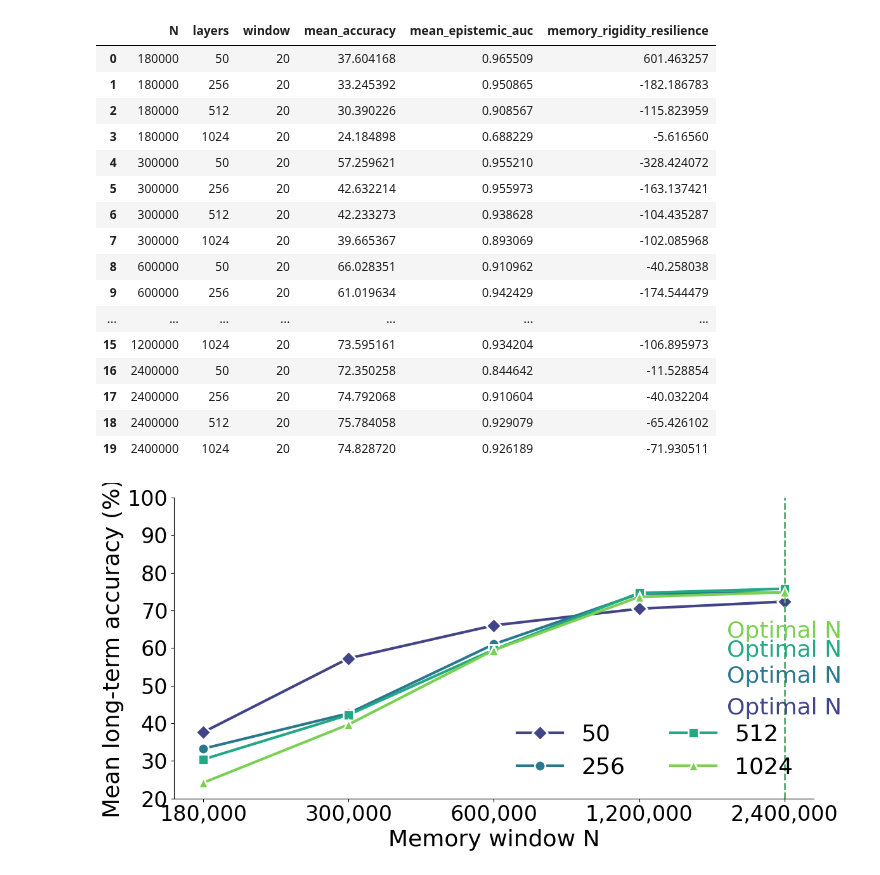
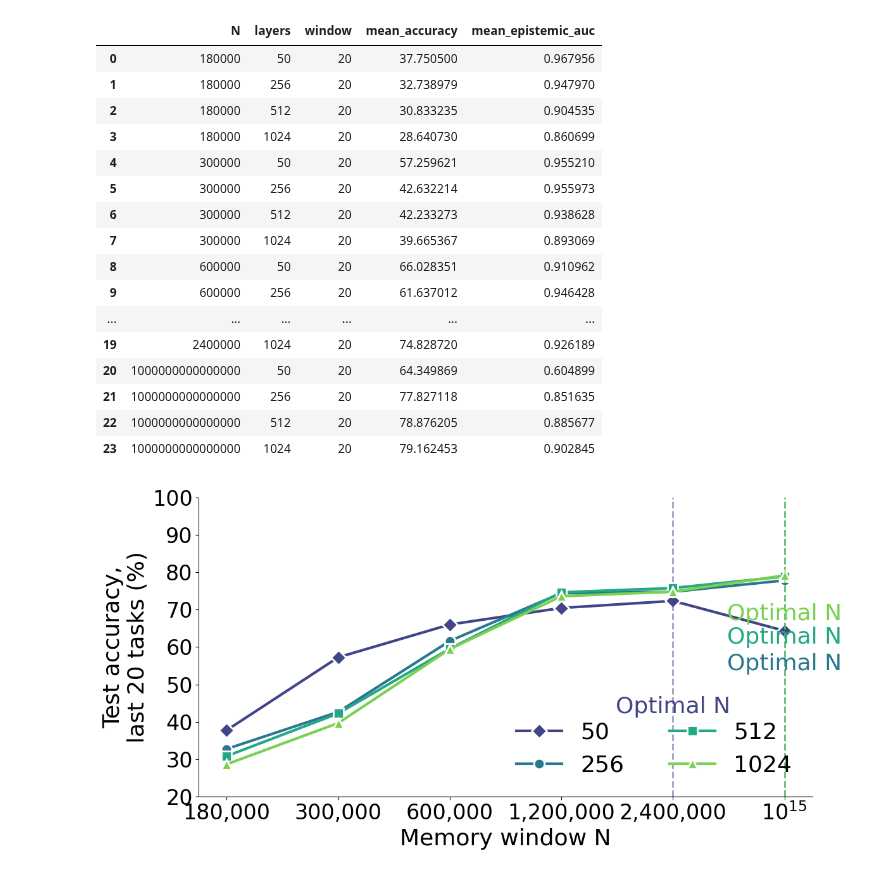
Before and after one commit to kellian-cottart/mesu-pmnist, a Jupyter notebook: figure-pmnist-N-study.ipynb, the cells around one changed output. Drawn from its saved outputs; the diff is of its cells as text; code cells hidden in the pictures.

```diff
--- a/figure-pmnist-N-study.ipynb
+++ b/figure-pmnist-N-study.ipynb
@@ -117,15 +217,14 @@ for window in time_windows:
         for idx, row in df_N.iterrows():
             mean_acc = row["accuracies"][-window:].mean() * 100
             mean_epistemic_auc = row["epistemic_auc"][-window:].mean()
-            memory_rigidity_resilience = 1 / (row["accuracies"][-1] - row["first_accuracies"][0])
-
+            memory_rigidity_resilience = 1 / jnp.abs((row["accuracies"][-1] - row["first_accuracies"][0]))
             rows.append({
                 "N": int(N),
                 "layers": str(row["layers"]),
                 "window": int(window),
                 "mean_accuracy": float(mean_acc),
                 "mean_epistemic_auc": float(mean_epistemic_auc),
-                "memory_rigidity_resilience": float(memory_rigidity_resilience)
+                "memory_rigidity_resilience": float(memory_rigidity_resilience),
             })
 result_df = pd.DataFrame(rows)
 result_df
@@ -188,18 +287,17 @@ colors = sns.color_palette("viridis", len(result_df["layers"].unique()))
 for i, neurons in enumerate(result_df["layers"].unique()):
     df_N = result_df[result_df["layers"] == neurons]
     N_names = df_N["N"].astype(str).unique()
-    N_names = [ re.sub(r'(\d)(?=(\d{3})+(?!\d))', r'\1,', str(N)) for N in N_names]
+    N_names = [re.sub(r'(\d)(?=(\d{3})+(?!\d))', r'\1,', str(N)) if len(str(N)) < 10 else r"$10^{{{}}}$".format(len(str(N)) - 1) for N in N_names]
     plt.plot(N_names, df_N["mean_epistemic_auc"], marker=markers[i], markersize=10, linewidth=3, label=f"{neurons}", color=colors[i])
-    df_N = df_N.sort_values(by="mean_epistemic_auc", ascending=False)
-    max_accuracy_N = df_N["N"].iloc[0]
-    max_accuracy_N = str(re.sub(r'(\d)(?=(\d{3})+(?!\d))', r'\1,', str(max_accuracy_N)))
+    max_df_N = df_N.sort_values(by="mean_epistemic_auc", ascending=False)
+    max_accuracy_N = max_df_N["N"].iloc[0]
+    max_accuracy_N = str(re.sub(r'(\d)(?=(\d{3})+(?!\d))', r'\1,', str(max_accuracy_N))) if len(str(max_accuracy_N)) < 10 else r"$10^{{{}}}$".format(len(str(max_accuracy_N)) - 1)
     # write text "optimal N" at the top of the line
-    plt.text(max_accuracy_N, df_N["mean_epistemic_auc"].max() - 0.32 + 0.04 * i, "Optimal N", ha='center', fontsize=FONTSIZE, color=colors[i])
+    plt.text(max_accuracy_N, max_df_N["mean_epistemic_auc"].max() - 0.2 + 0.04 * i, "Optimal N", ha='center', fontsize=FONTSIZE, color=colors[i])
     plt.axvline(x=max_accuracy_N, color=colors[i], linestyle="--", linewidth=2, alpha=0.5)
-
 plt.ylim(0.5, 1)
 plt.xlabel("Memory window N", fontsize=FONTSIZE)
-plt.ylabel(f"Mean short-term\nepistemic (AUC)", fontsize=FONTSIZE)
+plt.ylabel(f"Epistemic uncertainty,\nlast 5 tasks (AUC)", fontsize=FONTSIZE)
 plt.xticks(fontsize=TICKSIZE)
 plt.yticks(fontsize=TICKSIZE)
 plt.legend(fontsize=LEGENDSIZE, loc="lower right", ncol=2, frameon=False)
@@ -218,15 +316,16 @@ colors = sns.color_palette("viridis", len(result_df["layers"].unique()))
 for i, neurons in enumerate(result_df["layers"].unique()):
     df_N = result_df[result_df["layers"] == neurons]
     N_names = df_N["N"].astype(str).unique()
-    N_names = [ re.sub(r'(\d)(?=(\d{3})+(?!\d))', r'\1,', str(N)) for N in N_names]
+    N_names = [re.sub(r'(\d)(?=(\d{3})+(?!\d))', r'\1,', str(N)) if len(str(N)) < 10 else r"$10^{{{}}}$".format(len(str(N)) - 1) for N in N_names]
     plt.plot(N_names, df_N["memory_rigidity_resilience"], marker=markers[i], markersize=10, linewidth=3, label=f"{neurons}", color=colors[i])
 
-    df_N = df_N.sort_values(by="memory_rigidity_resilience", ascending=False)
-    max_accuracy_N = df_N["N"].iloc[0]
-    max_accuracy_N = str(re.sub(r'(\d)(?=(\d{3})+(?!\d))', r'\1,', str(max_accuracy_N)))
+    new_df_N = df_N.sort_values(by="memory_rigidity_resilience", ascending=False)
+    max_accuracy_N = new_df_N["N"].iloc[0]
+    max_accuracy_N = str(re.sub(r'(\d)(?=(\d{3})+(?!\d))', r'\1,', str(max_accuracy_N))) if len(str(max_accuracy_N)) < 10 else r"$10^{{{}}}$".format(len(str(max_accuracy_N)) - 1)
     # write text "optimal N" at the top of the line
-    plt.text(max_accuracy_N, df_N["memory_rigidity_resilience"].max() - 100 + 150 * i, "Optimal N", ha='center', fontsize=FONTSIZE, color=colors[i])
+    plt.text(max_accuracy_N, new_df_N["memory_rigidity_resilience"].max() - 100 + 150 * i, "Optimal N", ha='center', fontsize=FONTSIZE, color=colors[i])
     plt.axvline(x=max_accuracy_N, color=colors[i], linestyle="--", linewidth=2, alpha=0.5)
+
 
 plt.xlabel("Memory window N", fontsize=FONTSIZE)
 plt.ylabel(f"Memory rigidity resilience", fontsize=FONTSIZE)
@@ -251,70 +350,67 @@ for window in time_windows:
         for idx, row in df_N.iterrows():
             mean_acc = row["accuracies"][-window:].mean() * 100
             mean_epistemic_auc = row["epistemic_auc"][-window:].mean()
-            memory_rigidity_resilience = 1 / (row["accuracies"][-1] - row["first_accuracies"][0])
-
             rows.append({
                 "N": int(N),
                 "layers": str(row["layers"]),
                 "window": int(window),
                 "mean_accuracy": float(mean_acc),
                 "mean_epistemic_auc": float(mean_epistemic_auc),
-                "memory_rigidity_resilience": float(memory_rigidity_resilience)
             })
 result_df = pd.DataFrame(rows)
 result_df
 # %% [output]
-|  | N | layers | window | mean_accuracy | mean_epistemic_auc | memory_rigidity_resilience |
-| 0 | 180000 | 50 | 20 | 37.604168 | 0.965509 | 601.463257 |
-| 1 | 180000 | 256 | 20 | 33.245392 | 0.950865 | -182.186783 |
-| 2 | 180000 | 512 | 20 | 30.390226 | 0.908567 | -115.823959 |
-| 3 | 180000 | 1024 | 20 | 24.184898 | 0.688229 | -5.616560 |
-| 4 | 300000 | 50 | 20 | 57.259621 | 0.955210 | -328.424072 |
-| 5 | 300000 | 256 | 20 | 42.632214 | 0.955973 | -163.137421 |
-| 6 | 300000 | 512 | 20 | 42.233273 | 0.938628 | -104.435287 |
-| 7 | 300000 | 1024 | 20 | 39.665367 | 0.893069 | -102.085968 |
-| 8 | 600000 | 50 | 20 | 66.028351 | 0.910962 | -40.258038 |
-| 9 | 600000 | 256 | 20 | 61.019634 | 0.942429 | -174.544479 |
-| ... | ... | ... | ... | ... | ... | ... |
-| 15 | 1200000 | 1024 | 20 | 73.595161 | 0.934204 | -106.895973 |
-| 16 | 2400000 | 50 | 20 | 72.350258 | 0.844642 | -11.528854 |
-| 17 | 2400000 | 256 | 20 | 74.792068 | 0.910604 | -40.032204 |
-| 18 | 2400000 | 512 | 20 | 75.784058 | 0.929079 | -65.426102 |
-| 19 | 2400000 | 1024 | 20 | 74.828720 | 0.926189 | -71.930511 |
+|  | N | layers | window | mean_accuracy | mean_epistemic_auc |
+| 0 | 180000 | 50 | 20 | 37.750500 | 0.967956 |
+| 1 | 180000 | 256 | 20 | 32.738979 | 0.947970 |
+| 2 | 180000 | 512 | 20 | 30.833235 | 0.904535 |
+| 3 | 180000 | 1024 | 20 | 28.640730 | 0.860699 |
+| 4 | 300000 | 50 | 20 | 57.259621 | 0.955210 |
+| 5 | 300000 | 256 | 20 | 42.632214 | 0.955973 |
+| 6 | 300000 | 512 | 20 | 42.233273 | 0.938628 |
+| 7 | 300000 | 1024 | 20 | 39.665367 | 0.893069 |
+| 8 | 600000 | 50 | 20 | 66.028351 | 0.910962 |
+| 9 | 600000 | 256 | 20 | 61.637012 | 0.946428 |
+| ... | ... | ... | ... | ... | ... |
+| 19 | 2400000 | 1024 | 20 | 74.828720 | 0.926189 |
+| 20 | 1000000000000000 | 50 | 20 | 64.349869 | 0.604899 |
+| 21 | 1000000000000000 | 256 | 20 | 77.827118 | 0.851635 |
+| 22 | 1000000000000000 | 512 | 20 | 78.876205 | 0.885677 |
+| 23 | 1000000000000000 | 1024 | 20 | 79.162453 | 0.902845 |
 # %%
 plt.figure(figsize=(12, 6))
 markers = ["D", "o", "s", "^"]
 colors = sns.color_palette("viridis", len(result_df["layers"].unique()))
 for i, neurons in enumerate(result_df["layers"].unique()):
     df_N = result_df[result_df["layers"] == neurons]
     N_names = df_N["N"].astype(str).unique()
-    N_names = [ re.sub(r'(\d)(?=(\d{3})+(?!\d))', r'\1,', str(N)) for N in N_names]
+    N_names = [re.sub(r'(\d)(?=(\d{3})+(?!\d))', r'\1,', str(N)) if len(str(N)) < 10 else r"$10^{{{}}}$".format(len(str(N)) - 1) for N in N_names]
     plt.plot(N_names, df_N["mean_accuracy"], marker=markers[i], markersize=12, linewidth=3, label=f"{neurons}", color=colors[i], markeredgewidth=2, markeredgecolor="white")
     # trace a vertical line at max accuracy
 
-    df_N = df_N.sort_values(by="mean_accuracy", ascending=False)
-    max_accuracy_N = df_N["N"].iloc[0]
-    max_accuracy_N = str(re.sub(r'(\d)(?=(\d{3})+(?!\d))', r'\1,', str(max_accuracy_N)))
+    new_df_N = df_N.sort_values(by="mean_accuracy", ascending=False)
+    max_accuracy_N = new_df_N["N"].iloc[0]
+    max_accuracy_N = str(re.sub(r'(\d)(?=(\d{3})+(?!\d))', r'\1,', str(max_accuracy_N))) if len(str(max_accuracy_N)) < 10 else r"$10^{{{}}}$".format(len(str(max_accuracy_N)) - 1)
     # write text "optimal N" at the top of the line
-    plt.text(max_accuracy_N, df_N["mean_accuracy"].max() - 30 + 6*i, "Optimal N", ha='center', fontsize=FONTSIZE, color=colors[i])
+    plt.text(max_accuracy_N, new_df_N["mean_accuracy"].max() - 30 + 6*i, "Optimal N", ha='center', fontsize=FONTSIZE, color=colors[i])
     plt.axvline(x=max_accuracy_N, color=colors[i], linestyle="--", linewidth=2, alpha=0.5)
 
 plt.ylim(20, 100)
 plt.xlabel("Memory window N", fontsize=FONTSIZE)
-plt.ylabel(f"Mean long-term accuracy (%)", fontsize=FONTSIZE)
+plt.ylabel(f"Test accuracy,\nlast 20 tasks (%)", fontsize=FONTSIZE)
 plt.xticks(fontsize=TICKSIZE)
 plt.yticks(fontsize=TICKSIZE)
 
 
 plt.legend(fontsize=LEGENDSIZE, loc="lower right", ncol=2, frameon=False)
 # remove top and right spines
 sns.despine(top=True, right=True)
 plt.tight_layout()
 plt.savefig(os.path.join(FOLDER, f"pmnist-size-study-long-term-accuracy.svg"))
 plt.savefig(os.path.join(FOLDER, f"pmnist-size-study-long-term-accuracy.pdf"), bbox_inches='tight')
 plt.show()
 # %% [output]
-[figure, old version]
+[figure, new version]
 # %%
 plt.figure(figsize=(12, 6))
 markers = ["D", "o", "s", "h", "^", "x", "v", "p", "*", "X"]
```
Also changed, not shown: parts of 14 cells of this notebook, 25 other files.
